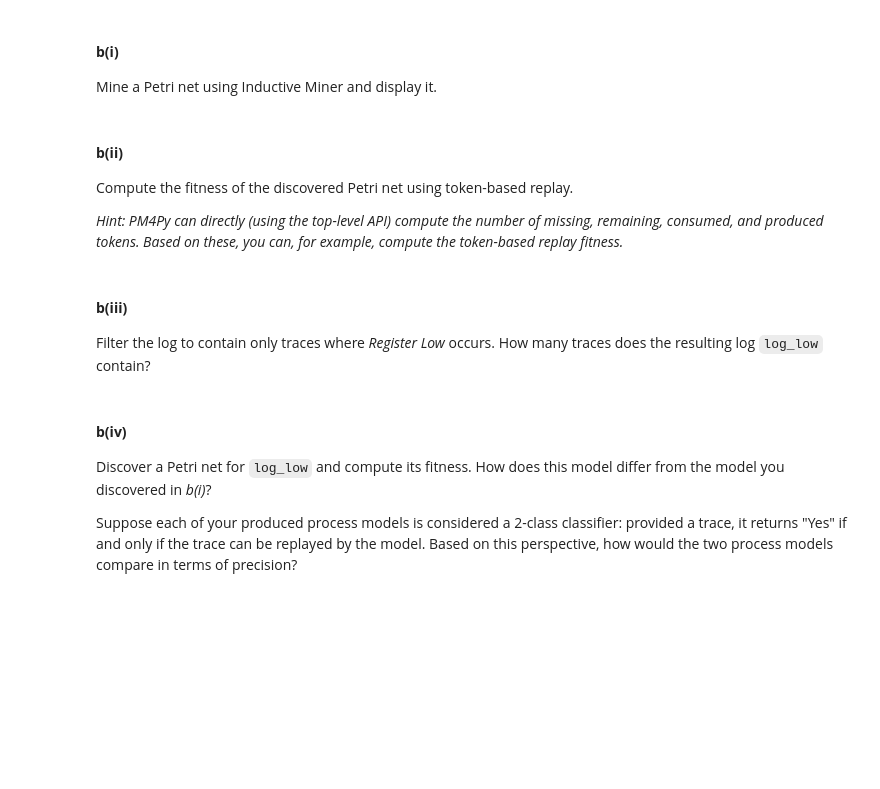
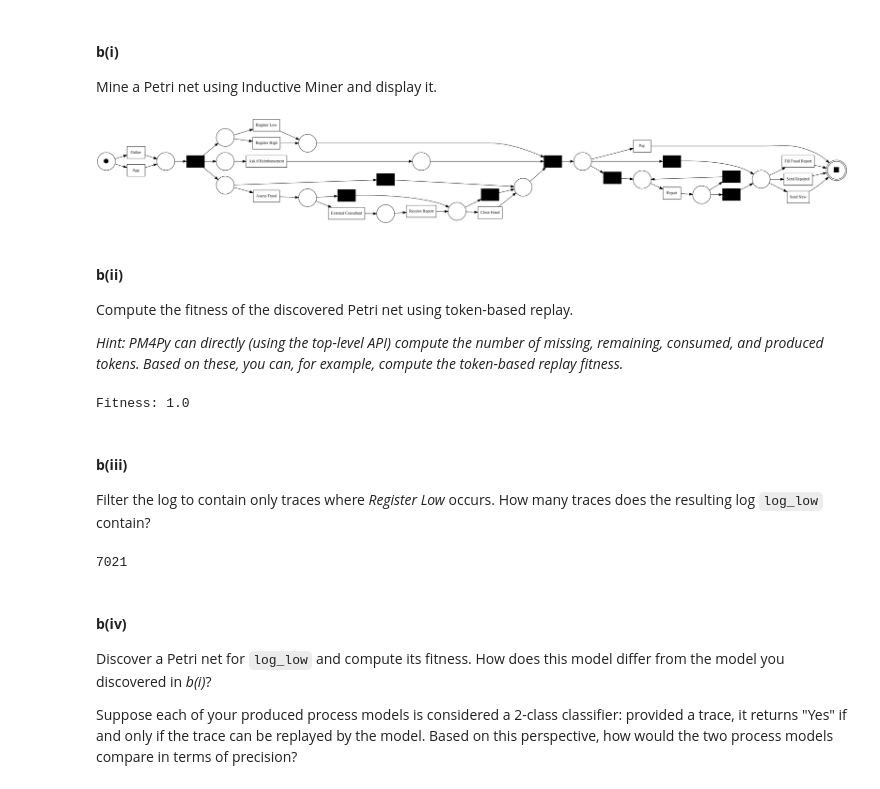
Before and after one commit to CodingTil/2022_23---Introduction-to-Data-Science---Exercises, a Jupyter notebook: assignment_2/assignment2.ipynb, the cells around one changed output. Cells and saved outputs as stored; diff of their text form; code cells hidden in the pictures; blank space fills up the shorter version.

```diff
--- a/assignment_2/assignment2.ipynb
+++ b/assignment_2/assignment2.ipynb
@@ -1027,6 +1027,12 @@ plt.plot(times, running)
 Mine a Petri net using Inductive Miner and display it.
 # %%
 # your code
+# discover a petri net using inductive miner
+net, im, fm = pm4py.discover_petri_net_inductive(reimburse_log)
+# visualize the petri net
+pm4py.view_petri_net(net, im, fm, format="png")
+# %% [output]
+[figure, added]
 # %% [markdown]
 #### **b(ii)**
 Compute the fitness of the discovered Petri net using token-based replay.
@@ -1034,11 +1040,32 @@ Compute the fitness of the discovered Petri net using token-based replay.
 *Hint: PM4Py can directly (using the top-level API) compute the number of missing, remaining, consumed, and produced tokens. Based on these, you can, for example, compute the token-based replay fitness.*
 # %%
 # your code
+token_replay_result =  pm4py.conformance_diagnostics_token_based_replay(reimburse_log, net, im, fm)
+
+# count all missing tokens
+m = 0
+c = 0
+p = 0
+r = 0
+for case in token_replay_result:
+    r += case['remaining_tokens']
+    p += case['produced_tokens']
+    c += case['consumed_tokens']
+    m += case['missing_tokens']
+fitness = 0.5 * (1 - m / c) + 0.5 * (1 - r / p)
+print(f"Fitness: {fitness}")
+# %% [output]
+Fitness: 1.0
 # %% [markdown]
 #### **b(iii)**
 Filter the log to contain only traces where *Register Low* occurs. How many traces does the resulting log `log_low` contain?
 # %%
 # your code
+# filter the log to contain on traces where Activity `Register Low` occurs.
+log_low = pm4py.filter_log(lambda case: 'Register Low' in [event['Activity'] for event in case], reimburse_log)
+print(len(log_low))
+# %% [output]
+7021
 # %% [markdown]
 #### **b(iv)**
 Discover a Petri net for `log_low` and compute its fitness. How does this model differ from the model you discovered in *b(i)*?
```
Also changed, not shown: parts of 15 cells of this notebook.
